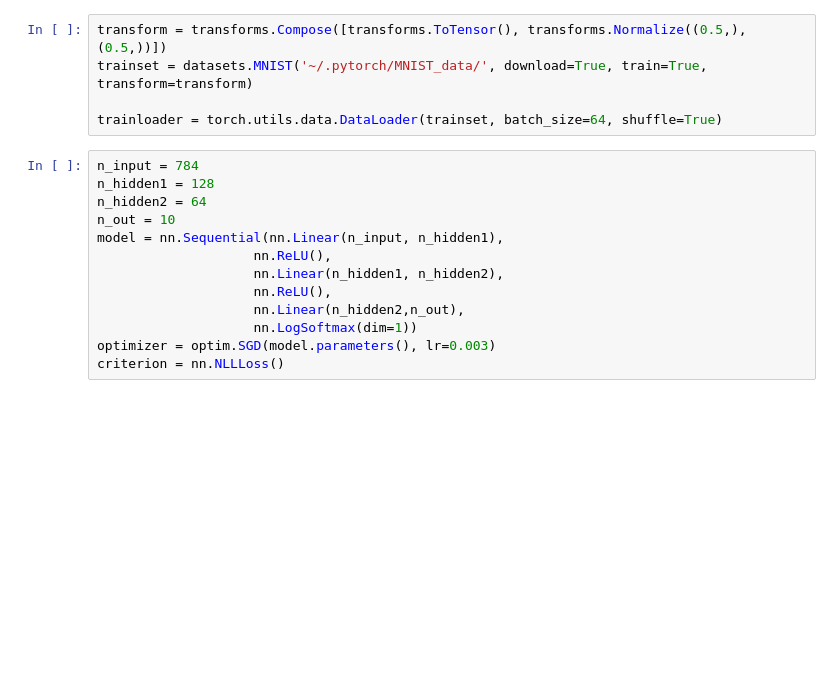
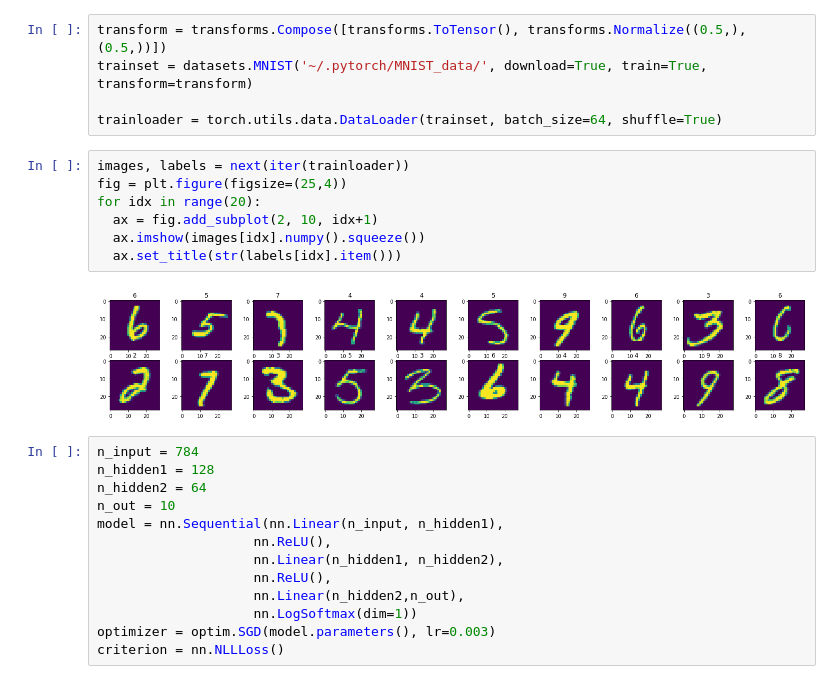
Before and after one commit to faranak5171/Basic-Deep-Learning, a Jupyter notebook: mnist_pytorch.ipynb, the cells around one changed output. Drawn from its saved outputs; the diff is of its cells as text; blank space fills up the shorter version.

Commit message:
Show 20 images

```diff
--- a/mnist_pytorch.ipynb
+++ b/mnist_pytorch.ipynb
@@ -10,6 +12,15 @@ transform = transforms.Compose([transforms.ToTensor(), transforms.Normalize((0.5
 trainset = datasets.MNIST('~/.pytorch/MNIST_data/', download=True, train=True, transform=transform)
 
 trainloader = torch.utils.data.DataLoader(trainset, batch_size=64, shuffle=True)
+# %%
+images, labels = next(iter(trainloader))
+fig = plt.figure(figsize=(25,4))
+for idx in range(20):
+  ax = fig.add_subplot(2, 10, idx+1)
+  ax.imshow(images[idx].numpy().squeeze())
+  ax.set_title(str(labels[idx].item()))
+# %% [output]
+[figure, added]
 # %%
 n_input = 784
 n_hidden1 = 128
```
Also changed, not shown: parts of 4 cells of this notebook.
